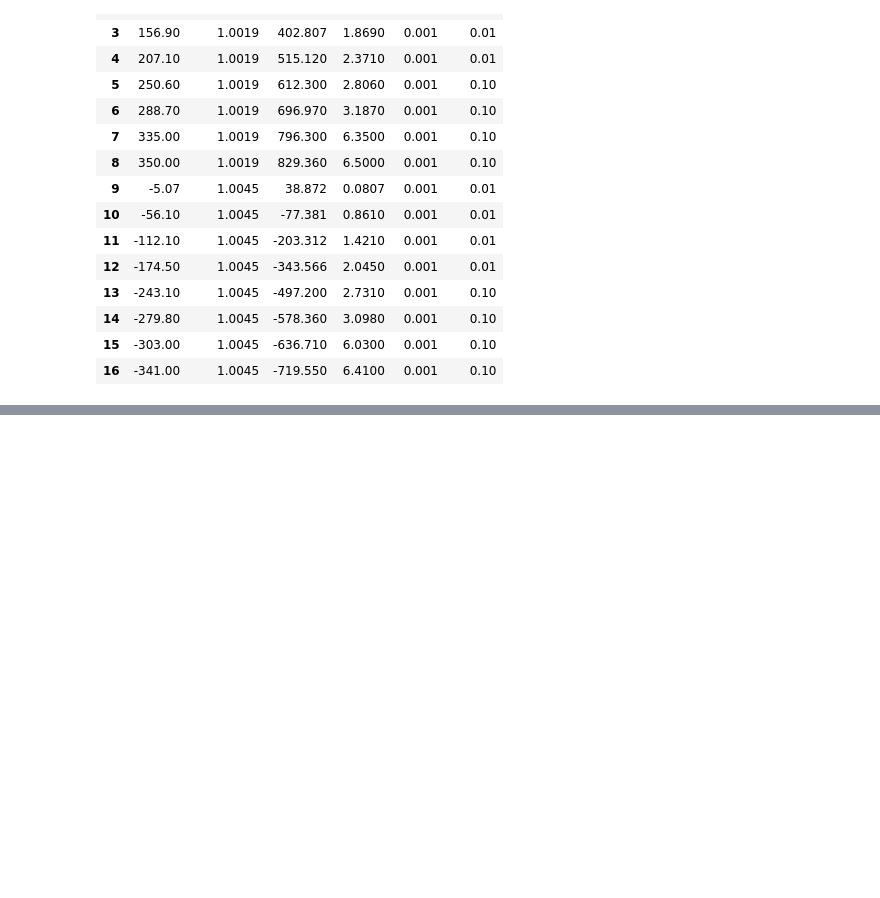
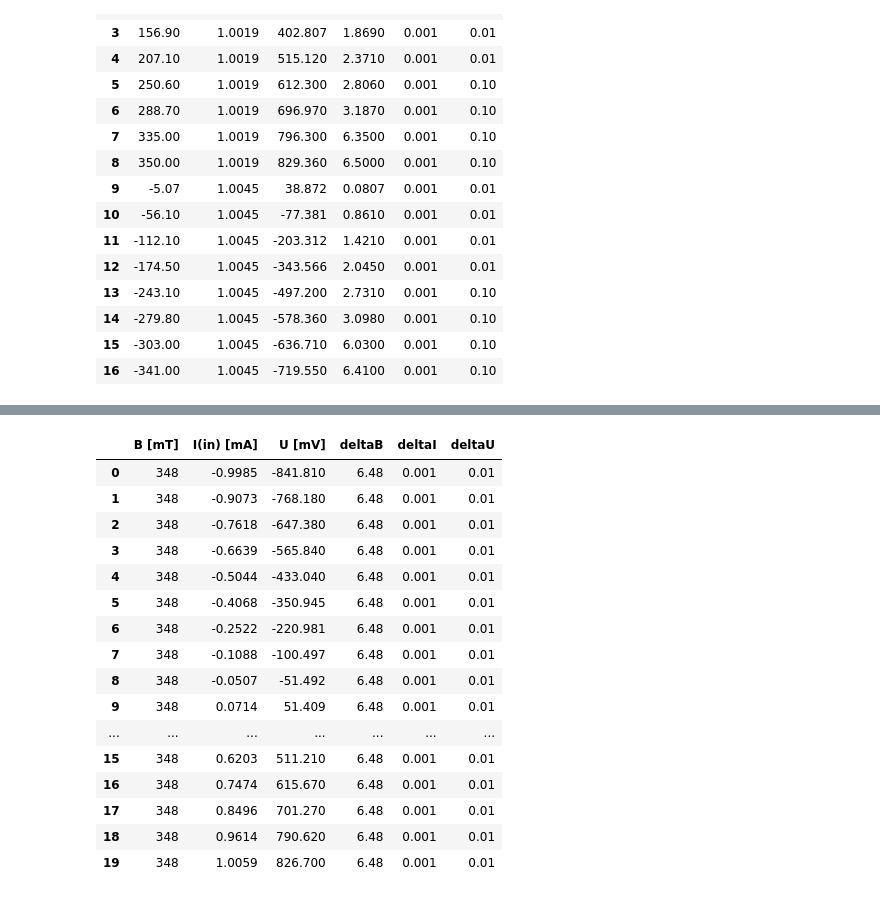
Before and after one commit to TomVdt/TPII-rapports, a Jupyter notebook: 03-H6-effet-hall/analyse/exp1bis.ipynb, the cells around one changed output, grey strips where cells are left out. Cells and saved outputs as stored; diff of their text form; code cells hidden in the pictures; blank space fills up the shorter version.

```diff
--- a/03-H6-effet-hall/analyse/exp1bis.ipynb
+++ b/03-H6-effet-hall/analyse/exp1bis.ipynb
@@ -100,0 +125,21 @@ plt.tight_layout(pad=0.5)
+# %%
+data3 = pd.read_csv("../data/IInP1micro(A).csv", delimiter=",")
+data3
+# %% [output]
+|  | B [mT] | I(in) [mA] | U [mV] | deltaB | deltaI | deltaU |
+| 0 | 348 | -0.9985 | -841.810 | 6.48 | 0.001 | 0.01 |
+| 1 | 348 | -0.9073 | -768.180 | 6.48 | 0.001 | 0.01 |
+| 2 | 348 | -0.7618 | -647.380 | 6.48 | 0.001 | 0.01 |
+| 3 | 348 | -0.6639 | -565.840 | 6.48 | 0.001 | 0.01 |
+| 4 | 348 | -0.5044 | -433.040 | 6.48 | 0.001 | 0.01 |
+| 5 | 348 | -0.4068 | -350.945 | 6.48 | 0.001 | 0.01 |
+| 6 | 348 | -0.2522 | -220.981 | 6.48 | 0.001 | 0.01 |
+| 7 | 348 | -0.1088 | -100.497 | 6.48 | 0.001 | 0.01 |
+| 8 | 348 | -0.0507 | -51.492 | 6.48 | 0.001 | 0.01 |
+| 9 | 348 | 0.0714 | 51.409 | 6.48 | 0.001 | 0.01 |
+| ... | ... | ... | ... | ... | ... | ... |
+| 15 | 348 | 0.6203 | 511.210 | 6.48 | 0.001 | 0.01 |
+| 16 | 348 | 0.7474 | 615.670 | 6.48 | 0.001 | 0.01 |
+| 17 | 348 | 0.8496 | 701.270 | 6.48 | 0.001 | 0.01 |
+| 18 | 348 | 0.9614 | 790.620 | 6.48 | 0.001 | 0.01 |
+| 19 | 348 | 1.0059 | 826.700 | 6.48 | 0.001 | 0.01 |
```
Also changed, not shown: parts of 5 cells of this notebook, 21 other files.
